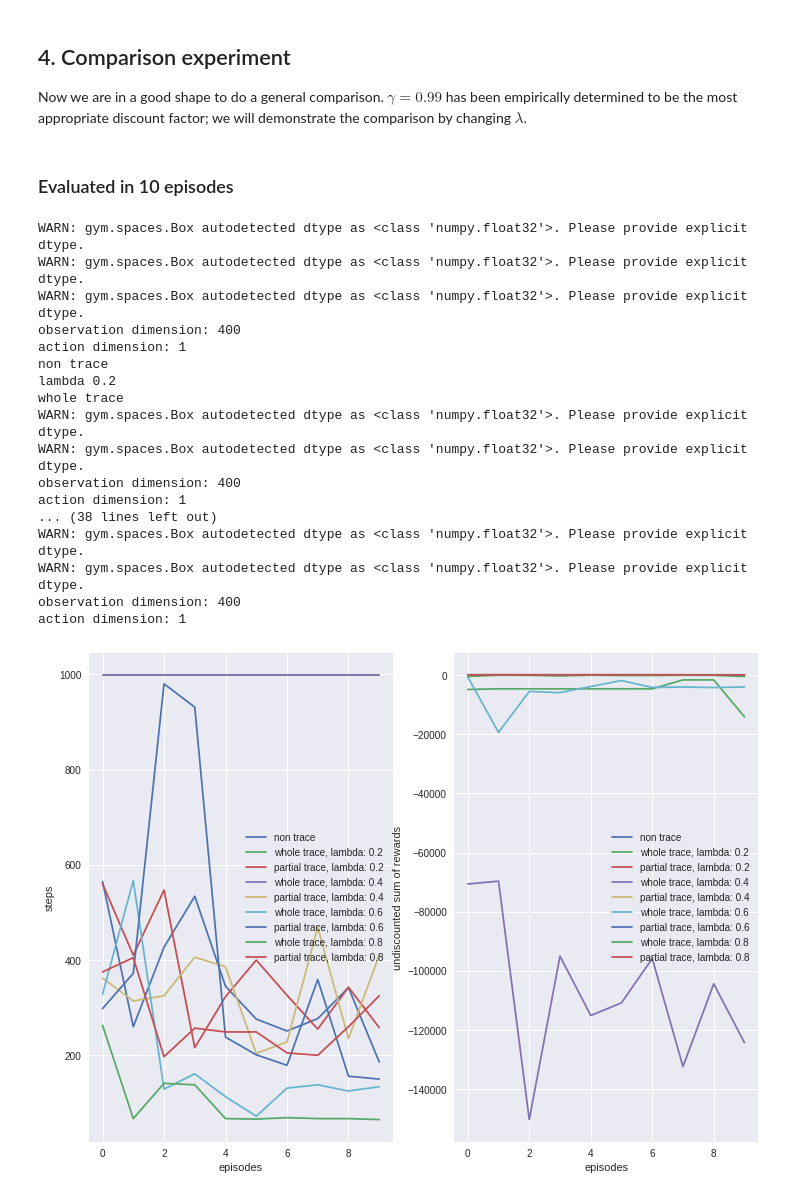
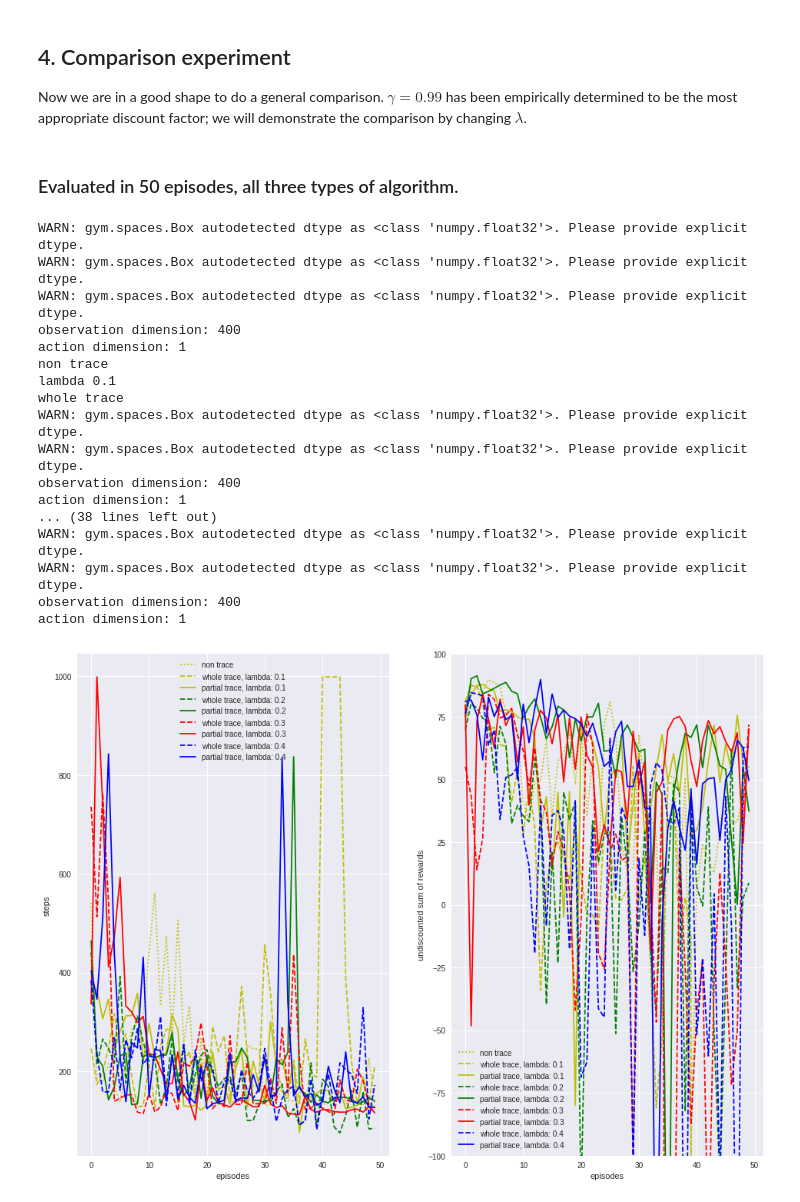
Before and after one commit to HarveyYan/COMP767, a Jupyter notebook: a5 policy gradient/COMP767_Assignment_5_Actor_Critic_Policy_Gradient.ipynb, the cells around one changed output. Cells and saved outputs as stored; diff of their text form; code cells hidden in the pictures.

```diff
--- a/a5 policy gradient/COMP767_Assignment_5_Actor_Critic_Policy_Gradient.ipynb
+++ b/a5 policy gradient/COMP767_Assignment_5_Actor_Critic_Policy_Gradient.ipynb
@@ -143,7 +144,7 @@ class Policy:
         # self.loss -= 1e-1 * self.normal_dist.entropy()
 
     def _trace(self):
-        self.optimizer = tf.train.AdamOptimizer(1e-2)
+        self.optimizer = tf.train.AdamOptimizer(1e-3)
         self.grads = self.optimizer.compute_gradients(self.loss, tf.trainable_variables())
         self.identity_update = [self.identity.assign(self.identity*self.discount)]
         # self.identity = tf.Print(self.identity, [self.identity], message ='identity: ')
@@ -974,13 +977,15 @@ If not initialized properly, the agent may be dispointed and will learn to do no
 ## 4. Comparison experiment
 Now we are in a good shape to do a general comparison. $\gamma = 0.99$ has been empirically determined to be the most appropriate discount factor; we will demonstrate the comparison by changing $\lambda$.
 # %% [markdown]
-### Evaluated in 10 episodes
+### Evaluated in 50 episodes, all three types of algorithm.
 # %%
-f, (ax1, ax2) = plt.subplots(1, 2, figsize=(12,9))
+color = ['y', 'g', 'r', 'b']
+f, (ax1, ax2) = plt.subplots(1, 2, figsize=(16,12))
 ax1.set_xlabel('episodes')
 ax2.set_xlabel('episodes')
 ax1.set_ylabel('steps')
 ax2.set_ylabel('undiscounted sum of rewards')
+ax2.set_ylim(-100,100)
 
 # evaluated only once, since there is no lambda parameter in it
 steps = []
@@ -989,66 +994,66 @@ env_no_trace = VariantExperiment('MountainCarContinuous-v0',
                         NonTracePolicy(400, 1, gym.spaces.Box(low=-1.0, high=1.0, shape=(1,))),
                         NonTraceValueFunc(400))
 print('non trace')
-for i in range(10):
+for i in range(50):
     rewards = env_no_trace.run_one_epsisode()
     total_steps = len(rewards)
     steps.append(total_steps)
     undiscounted.append(np.sum(rewards))
-ax1.plot(steps, label='non trace')
-ax2.plot(undiscounted, label='non trace')
+ax1.plot(steps, 'y:', label='non trace')
+ax2.plot(undiscounted, 'y:', label='non trace')
 
 
-lamb = [0.2, 0.4, 0.6, 0.8]
-for lam in lamb:
+lamb = [0.1, 0.2, 0.3, 0.4]
+for index, lam in enumerate(lamb):
   print('lambda', lam)
   print('whole trace')
   steps = []
   undiscounted = []
   env = Experiment('MountainCarContinuous-v0')
   env.policy.lamb = lam
-  for i in range(10):
+  for i in range(50):
     _,_,rewards = env.run_one_epsisode()
     total_steps = len(rewards)
     steps.append(total_steps)
     undiscounted.append(np.sum(rewards))
 #   print(steps)
 #   print(undiscounted)
-  ax1.plot(steps, label='whole trace, lambda: {}'.format(lam))
-  ax2.plot(undiscounted, label='whole trace, lambda: {}'.format(lam))
+  ax1.plot(steps, color[index]+'--', label='whole trace, lambda: {}'.format(lam))
+  ax2.plot(undiscounted, color[index]+'--', label='whole trace, lambda: {}'.format(lam))
 
   print('partial trace')
   steps = []
   undiscounted = []
   env = VariantExperiment('MountainCarContinuous-v0',
                         NonTracePolicy(400, 1, gym.spaces.Box(low=-1.0, high=1.0, shape=(1,))),
                         ValueFunc(400))
   env.policy.lamb = lam
-  for i in range(10):
+  for i in range(50):
     rewards = env.run_one_epsisode()
     total_steps = len(rewards)
     steps.append(total_steps)
     undiscounted.append(np.sum(rewards))
-  ax1.plot(steps, label='partial trace, lambda: {}'.format(lam))
-  ax2.plot(undiscounted, label='partial trace, lambda: {}'.format(lam))
+  ax1.plot(steps, color[index], label='partial trace, lambda: {}'.format(lam))
+  ax2.plot(undiscounted, color[index], label='partial trace, lambda: {}'.format(lam))
 
   ax1.legend()
   ax2.legend()
 # %% [output]
 WARN: gym.spaces.Box autodetected dtype as <class 'numpy.float32'>. Please provide explicit dtype.
 WARN: gym.spaces.Box autodetected dtype as <class 'numpy.float32'>. Please provide explicit dtype.
 WARN: gym.spaces.Box autodetected dtype as <class 'numpy.float32'>. Please provide explicit dtype.
 observation dimension: 400
 action dimension: 1
 non trace
-lambda 0.2
+lambda 0.1
 whole trace
 WARN: gym.spaces.Box autodetected dtype as <class 'numpy.float32'>. Please provide explicit dtype.
 WARN: gym.spaces.Box autodetected dtype as <class 'numpy.float32'>. Please provide explicit dtype.
 observation dimension: 400
 action dimension: 1
 ... (38 lines left out)
 WARN: gym.spaces.Box autodetected dtype as <class 'numpy.float32'>. Please provide explicit dtype.
 WARN: gym.spaces.Box autodetected dtype as <class 'numpy.float32'>. Please provide explicit dtype.
 observation dimension: 400
 action dimension: 1
-[figure, old version]
+[figure, new version]
```
Also changed, not shown: parts of 6 cells of this notebook.
